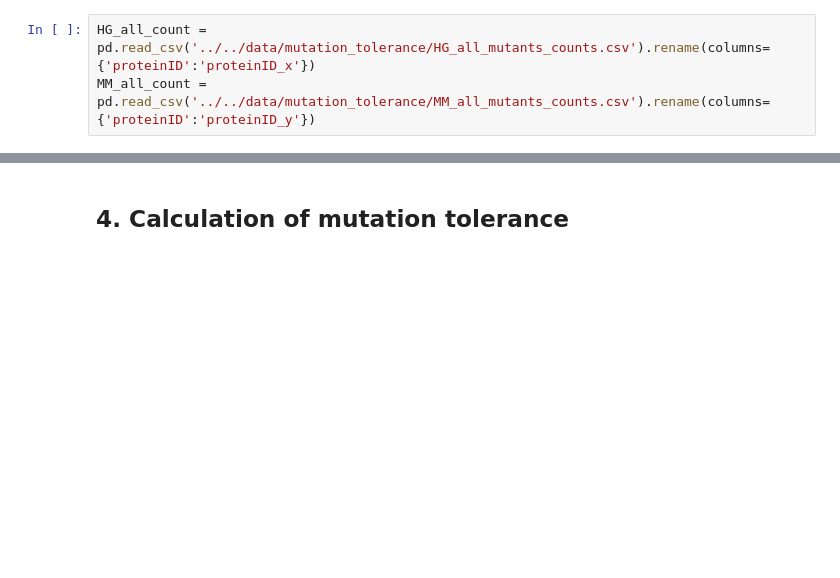
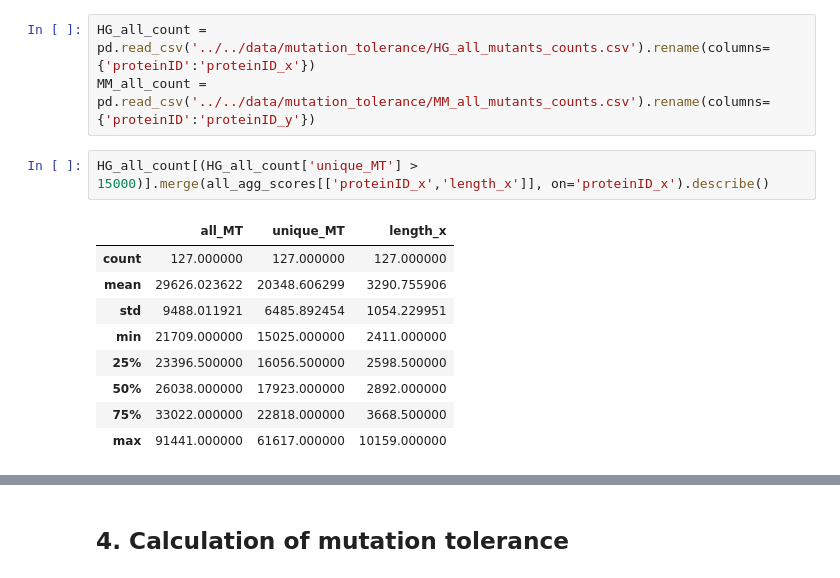
Before and after one commit to ladyson1806/NKR_lifespan, a Jupyter notebook: code/02_mutation_tolerance/2_computational_large_scale_mutagenesis.ipynb, the cells around one changed output, grey strips where cells are left out. Cells and saved outputs as stored; diff of their text form; blank space fills up the shorter version.

```diff
--- a/code/02_mutation_tolerance/2_computational_large_scale_mutagenesis.ipynb
+++ b/code/02_mutation_tolerance/2_computational_large_scale_mutagenesis.ipynb
@@ -188,3 +157,15 @@ f.close()
 # %%
 HG_all_count = pd.read_csv('../../data/mutation_tolerance/HG_all_mutants_counts.csv').rename(columns={'proteinID':'proteinID_x'})
 MM_all_count = pd.read_csv('../../data/mutation_tolerance/MM_all_mutants_counts.csv').rename(columns={'proteinID':'proteinID_y'})
+# %%
+HG_all_count[(HG_all_count['unique_MT'] > 15000)].merge(all_agg_scores[['proteinID_x','length_x']], on='proteinID_x').describe()
+# %% [output]
+|  | all_MT | unique_MT | length_x |
+| count | 127.000000 | 127.000000 | 127.000000 |
+| mean | 29626.023622 | 20348.606299 | 3290.755906 |
+| std | 9488.011921 | 6485.892454 | 1054.229951 |
+| min | 21709.000000 | 15025.000000 | 2411.000000 |
+| 25% | 23396.500000 | 16056.500000 | 2598.500000 |
+| 50% | 26038.000000 | 17923.000000 | 2892.000000 |
+| 75% | 33022.000000 | 22818.000000 | 3668.500000 |
+| max | 91441.000000 | 61617.000000 | 10159.000000 |
```
Also changed, not shown: parts of 31 cells of this notebook, 19 other files.
